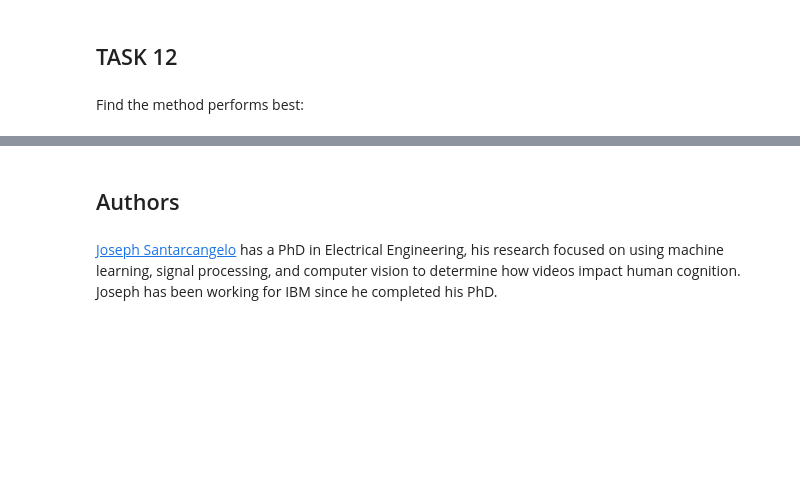
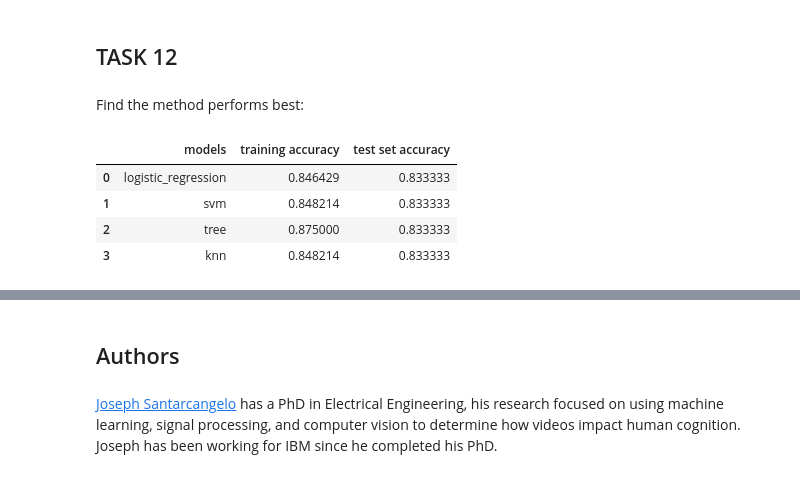
Before and after one commit to Aunghein09/ibm_data_science, a Jupyter notebook: lab6-SpaceX_Machine Learning Prediction_Part_5.ipynb, the cells around one changed output, grey strips where cells are left out. Drawn from its saved outputs; the diff is of its cells as text; code cells hidden in the pictures; blank space fills up the shorter version.

```diff
--- a/lab6-SpaceX_Machine Learning Prediction_Part_5.ipynb
+++ b/lab6-SpaceX_Machine Learning Prediction_Part_5.ipynb
@@ -335,3 +338,18 @@ plot_confusion_matrix(Y_test,yhat)
 ## TASK  12
 # %% [markdown]
 Find the method performs best:
+# %%
+df = pd.DataFrame(data = [
+                            ['logistic_regression', logreg_cv.best_score_, logreg_cv.score(X_test,Y_test)],
+                            ['svm', svm_cv.best_score_, svm_cv.score(X_test,Y_test)],
+                            ['tree', tree_cv.best_score_, tree_cv.score(X_test,Y_test)],
+                            ['knn', knn_cv.best_score_, knn_cv.score(X_test,Y_test)]
+                         ],
+                 columns = ['models', 'training accuracy', 'test set accuracy'])
+df
+# %% [output]
+|  | models | training accuracy | test set accuracy |
+| 0 | logistic_regression | 0.846429 | 0.833333 |
+| 1 | svm | 0.848214 | 0.833333 |
+| 2 | tree | 0.875000 | 0.833333 |
+| 3 | knn | 0.848214 | 0.833333 |
```
Also changed, not shown: parts of 4 cells of this notebook.
